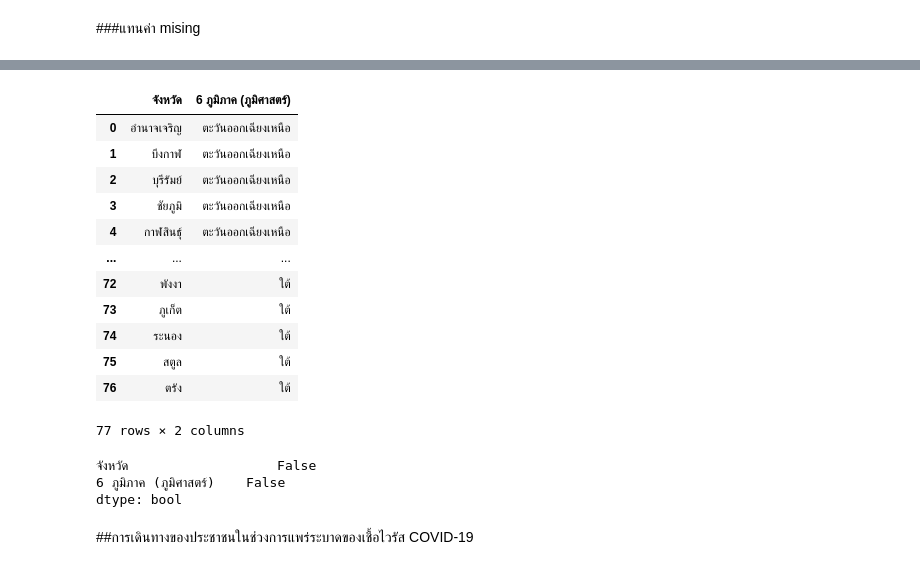
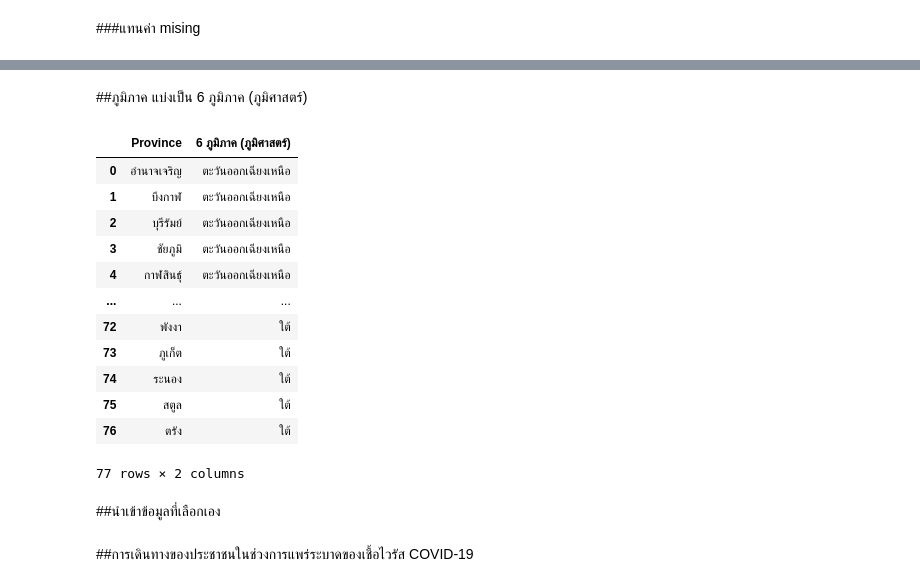
Before and after one commit to Wanita-8943/data_viz_2022, a Jupyter notebook: Project_Dinosaur.ipynb, the cells around one changed output, grey strips where cells are left out. Cells and saved outputs as stored; diff of their text form; code cells hidden in the pictures.

```diff
--- a/Project_Dinosaur.ipynb
+++ b/Project_Dinosaur.ipynb
@@ -196,11 +254,13 @@ dtype: bool
+# %% [markdown]
+##ภูมิภาค แบ่งเป็น 6 ภูมิภาค (ภูมิศาสตร์)
 # %%
-data_thai = {'จังหวัด': ['อำนาจเจริญ', 'บึงกาฬ', 'บุรีรัมย์', 'ชัยภูมิ', 'กาฬสินธุ์', 'ขอนแก่น', 'เลย', 'มหาสารคาม', 'มุกดาหาร', 'นครพนม', 'นครราชสีมา', 'หนองบัวลำภู', 'หนองคาย', 'ร้อยเอ็ด', 'สกลนคร', 'ศรีสะเกษ', 'สุรินทร์', 'อุบลราชธานี', 'อุดรธานี', 'ยโสธร','เชียงใหม่', 'เชียงราย', 'ลำปาง', 'ลำพูน', 'แม่ฮ่องสอน', 'น่าน', 'พะเยา', 'แพร่', 'อุตรดิตถ์','ตาก','สุโขทัย', 'พิษณุโลก', 'พิจิตร', 'กำแพงเพชร', 'เพชรบูรณ์','นครสวรรค์', 'อุทัยธานี','อ่างทอง', 'ชัยนาท', 'พระนครศรีอยุธยา', 'กรุงเทพมหานคร', 'ลพบุรี', 'นครปฐม', 'นนทบุรี', 'ปทุมธานี', 'สมุทรปราการ','สมุทรสาคร', 'สมุทรสงคราม','สระบุรี', 'สิงห์บุรี', 'สุพรรณบุรี','นครนายก','ฉะเชิงเทรา', 'จันทบุรี', 'ชลบุรี', 'ปราจีนบุรี', 'ระยอง', 'สระแก้ว', 'ตราด','กาญจนบุรี', 'ราชบุรี','เพชรบุรี', 'ประจวบคีรีขันธ์','ชุมพร', 'นครศรีธรรมราช', 'นราธิวาส', 'ปัตตานี', 'พัทลุง', 'สงขลา', 'สุราษฎร์ธานี', 'ยะลา','กระบี่', 'พังงา', 'ภูเก็ต', 'ระนอง', 'สตูล', 'ตรัง'],
+data_region = {'Province': ['อำนาจเจริญ', 'บึงกาฬ', 'บุรีรัมย์', 'ชัยภูมิ', 'กาฬสินธุ์', 'ขอนแก่น', 'เลย', 'มหาสารคาม', 'มุกดาหาร', 'นครพนม', 'นครราชสีมา', 'หนองบัวลำภู', 'หนองคาย', 'ร้อยเอ็ด', 'สกลนคร', 'ศรีสะเกษ', 'สุรินทร์', 'อุบลราชธานี', 'อุดรธานี', 'ยโสธร','เชียงใหม่', 'เชียงราย', 'ลำปาง', 'ลำพูน', 'แม่ฮ่องสอน', 'น่าน', 'พะเยา', 'แพร่', 'อุตรดิตถ์','ตาก','สุโขทัย', 'พิษณุโลก', 'พิจิตร', 'กำแพงเพชร', 'เพชรบูรณ์','นครสวรรค์', 'อุทัยธานี','อ่างทอง', 'ชัยนาท', 'พระนครศรีอยุธยา', 'กรุงเทพมหานคร', 'ลพบุรี', 'นครปฐม', 'นนทบุรี', 'ปทุมธานี', 'สมุทรปราการ','สมุทรสาคร', 'สมุทรสงคราม','สระบุรี', 'สิงห์บุรี', 'สุพรรณบุรี','นครนายก','ฉะเชิงเทรา', 'จันทบุรี', 'ชลบุรี', 'ปราจีนบุรี', 'ระยอง', 'สระแก้ว', 'ตราด','กาญจนบุรี', 'ราชบุรี','เพชรบุรี', 'ประจวบคีรีขันธ์','ชุมพร', 'นครศรีธรรมราช', 'นราธิวาส', 'ปัตตานี', 'พัทลุง', 'สงขลา', 'สุราษฎร์ธานี', 'ยะลา','กระบี่', 'พังงา', 'ภูเก็ต', 'ระนอง', 'สตูล', 'ตรัง'],
             '6 ภูมิภาค (ภูมิศาสตร์)': ['ตะวันออกเฉียงเหนือ','ตะวันออกเฉียงเหนือ','ตะวันออกเฉียงเหนือ','ตะวันออกเฉียงเหนือ','ตะวันออกเฉียงเหนือ','ตะวันออกเฉียงเหนือ','ตะวันออกเฉียงเหนือ','ตะวันออกเฉียงเหนือ','ตะวันออกเฉียงเหนือ','ตะวันออกเฉียงเหนือ','ตะวันออกเฉียงเหนือ','ตะวันออกเฉียงเหนือ','ตะวันออกเฉียงเหนือ','ตะวันออกเฉียงเหนือ','ตะวันออกเฉียงเหนือ','ตะวันออกเฉียงเหนือ','ตะวันออกเฉียงเหนือ','ตะวันออกเฉียงเหนือ','ตะวันออกเฉียงเหนือ','ตะวันออกเฉียงเหนือ','เหนือ','เหนือ','เหนือ','เหนือ','เหนือ','เหนือ','เหนือ','เหนือ','เหนือ','ตะวันตก','กลาง','กลาง','กลาง','กลาง','กลาง','กลาง','กลาง','กลาง','กลาง','กลาง','กลาง','กลาง','กลาง','กลาง','กลาง','กลาง','กลาง','กลาง','กลาง','กลาง','กลาง','กลาง','ตะวันออก','ตะวันออก','ตะวันออก','ตะวันออก','ตะวันออก','ตะวันออก','ตะวันออก','ตะวันตก','ตะวันตก','ตะวันตก','ตะวันตก','ใต้','ใต้','ใต้','ใต้','ใต้','ใต้','ใต้','ใต้','ใต้','ใต้','ใต้','ใต้','ใต้','ใต้']
 }
-Region = pd.DataFrame.from_dict(data_thai)
-Region #แสดงตาราง Region
+data_region = pd.DataFrame.from_dict(data_region)
+data_region #แสดงตาราง Region
 # %% [output]
-|  | จังหวัด | 6 ภูมิภาค (ภูมิศาสตร์) |
+|  | Province | 6 ภูมิภาค (ภูมิศาสตร์) |
 | 0 | อำนาจเจริญ | ตะวันออกเฉียงเหนือ |
 | 1 | บึงกาฬ | ตะวันออกเฉียงเหนือ |
 | 2 | บุรีรัมย์ | ตะวันออกเฉียงเหนือ |
@@ -213,12 +273,8 @@ Region #แสดงตาราง Region
 | 75 | สตูล | ใต้ |
 | 76 | ตรัง | ใต้ |
 77 rows × 2 columns
-# %%
-Region.isnull().any()
-# %% [output]
-จังหวัด                   False
-6 ภูมิภาค (ภูมิศาสตร์)    False
-dtype: bool
+# %% [markdown]
+##นำเข้าข้อมูลที่เลือกเอง
 # %% [markdown]
 ##การเดินทางของประชาชนในช่วงการแพร่ระบาดของเชื้อไวรัส COVID-19
 # %%
```
Also changed, not shown: parts of 54 cells of this notebook.
